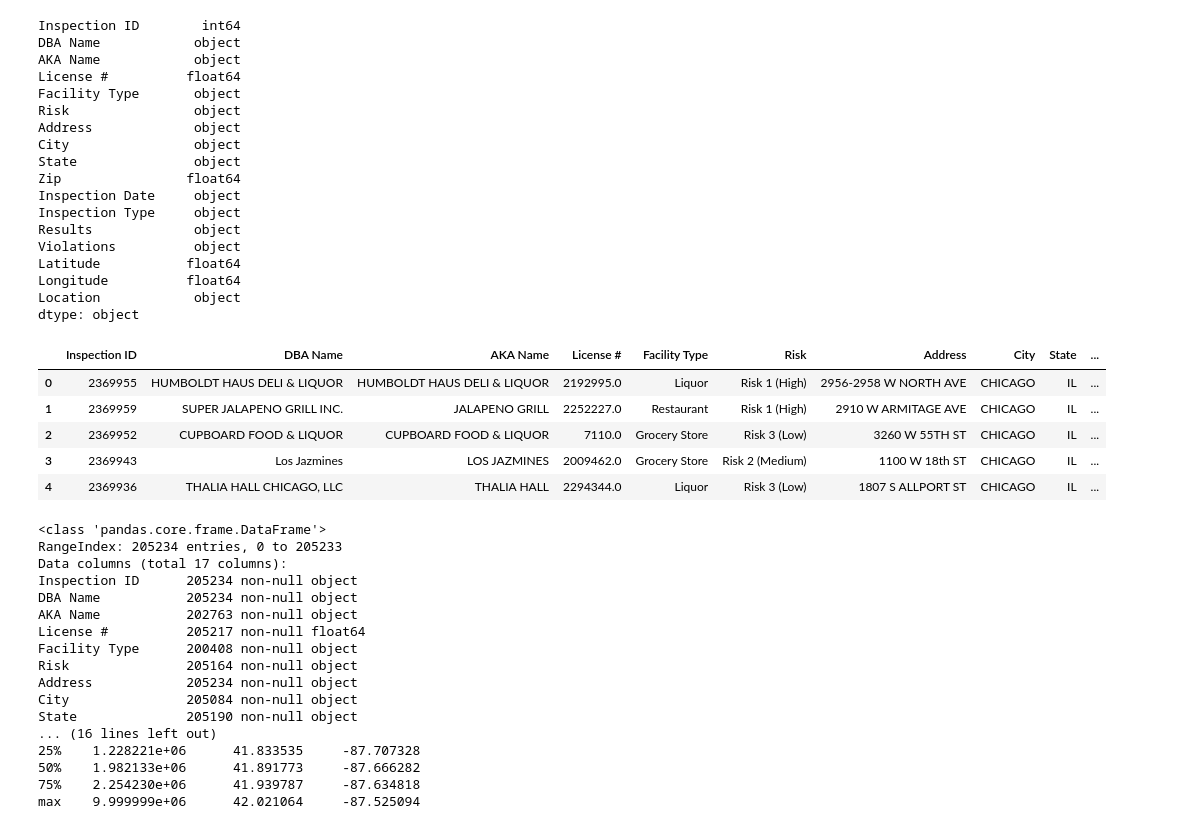
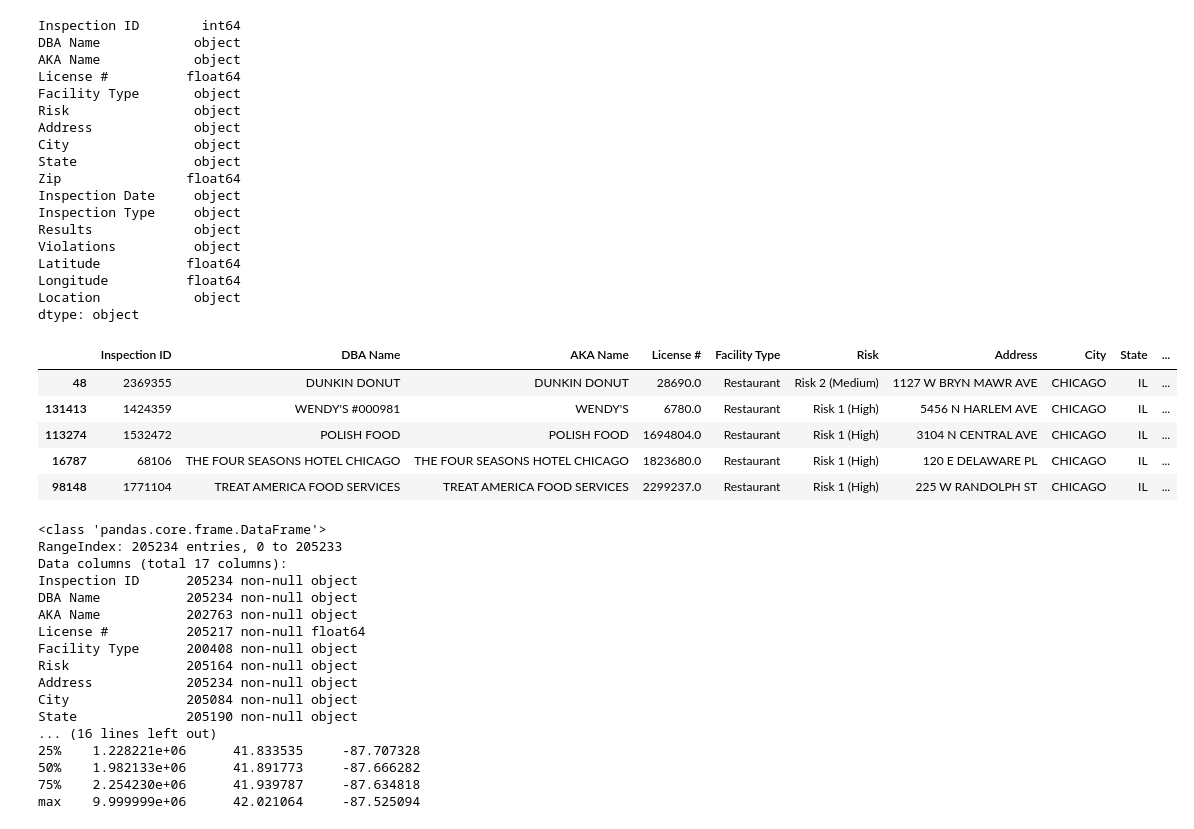
Before and after one commit to sstarkjr/NLP-food-safety-classification, a Jupyter notebook: ClassificationModel.ipynb, the cells around one changed output. Saved outputs shown, nothing was run; the diff lists cells and outputs as text; code cells hidden in the pictures.

```diff
--- a/ClassificationModel.ipynb
+++ b/ClassificationModel.ipynb
@@ -79,15 +81,15 @@ dtype: object
 # %%
 df = df.astype({'Inspection ID': 'object',
                 'Zip': 'object'})
-# %%
-df.head()
-# %% [output]
-|  | Inspection ID | DBA Name | AKA Name | License # | Facility Type | Risk | Address | City | State | ... |
-| 0 | 2369955 | HUMBOLDT HAUS DELI & LIQUOR | HUMBOLDT HAUS DELI & LIQUOR | 2192995.0 | Liquor | Risk 1 (High) | 2956-2958 W NORTH AVE | CHICAGO | IL | ... |
-| 1 | 2369959 | SUPER JALAPENO GRILL INC. | JALAPENO GRILL | 2252227.0 | Restaurant | Risk 1 (High) | 2910 W ARMITAGE AVE | CHICAGO | IL | ... |
-| 2 | 2369952 | CUPBOARD FOOD & LIQUOR | CUPBOARD FOOD & LIQUOR | 7110.0 | Grocery Store | Risk 3 (Low) | 3260 W 55TH ST | CHICAGO | IL | ... |
-| 3 | 2369943 | Los Jazmines | LOS JAZMINES | 2009462.0 | Grocery Store | Risk 2 (Medium) | 1100 W 18th ST | CHICAGO | IL | ... |
-| 4 | 2369936 | THALIA HALL CHICAGO, LLC | THALIA HALL | 2294344.0 | Liquor | Risk 3 (Low) | 1807 S ALLPORT ST | CHICAGO | IL | ... |
+# %%
+df.sample(n=5, random_state=123)
+# %% [output]
+|  | Inspection ID | DBA Name | AKA Name | License # | Facility Type | Risk | Address | City | State | ... |
+| 48 | 2369355 | DUNKIN DONUT | DUNKIN DONUT | 28690.0 | Restaurant | Risk 2 (Medium) | 1127 W BRYN MAWR AVE | CHICAGO | IL | ... |
+| 131413 | 1424359 | WENDY'S #000981 | WENDY'S | 6780.0 | Restaurant | Risk 1 (High) | 5456 N HARLEM AVE | CHICAGO | IL | ... |
+| 113274 | 1532472 | POLISH FOOD | POLISH FOOD | 1694804.0 | Restaurant | Risk 1 (High) | 3104 N CENTRAL AVE | CHICAGO | IL | ... |
+| 16787 | 68106 | THE FOUR SEASONS HOTEL CHICAGO | THE FOUR SEASONS HOTEL CHICAGO | 1823680.0 | Restaurant | Risk 1 (High) | 120 E DELAWARE PL | CHICAGO | IL | ... |
+| 98148 | 1771104 | TREAT AMERICA FOOD SERVICES | TREAT AMERICA FOOD SERVICES | 2299237.0 | Restaurant | Risk 1 (High) | 225 W RANDOLPH ST | CHICAGO | IL | ... |
 # %%
 print(df.info())
 print(df.describe())
```
Also changed, not shown: parts of 9 cells of this notebook.
